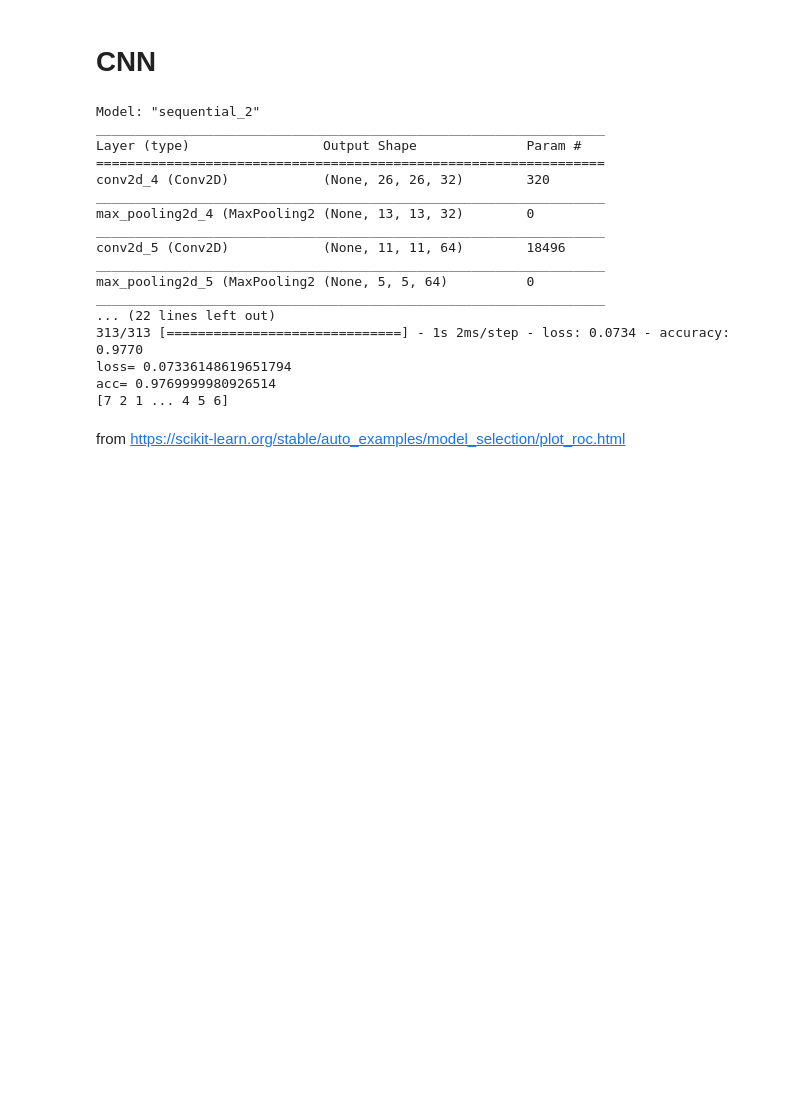
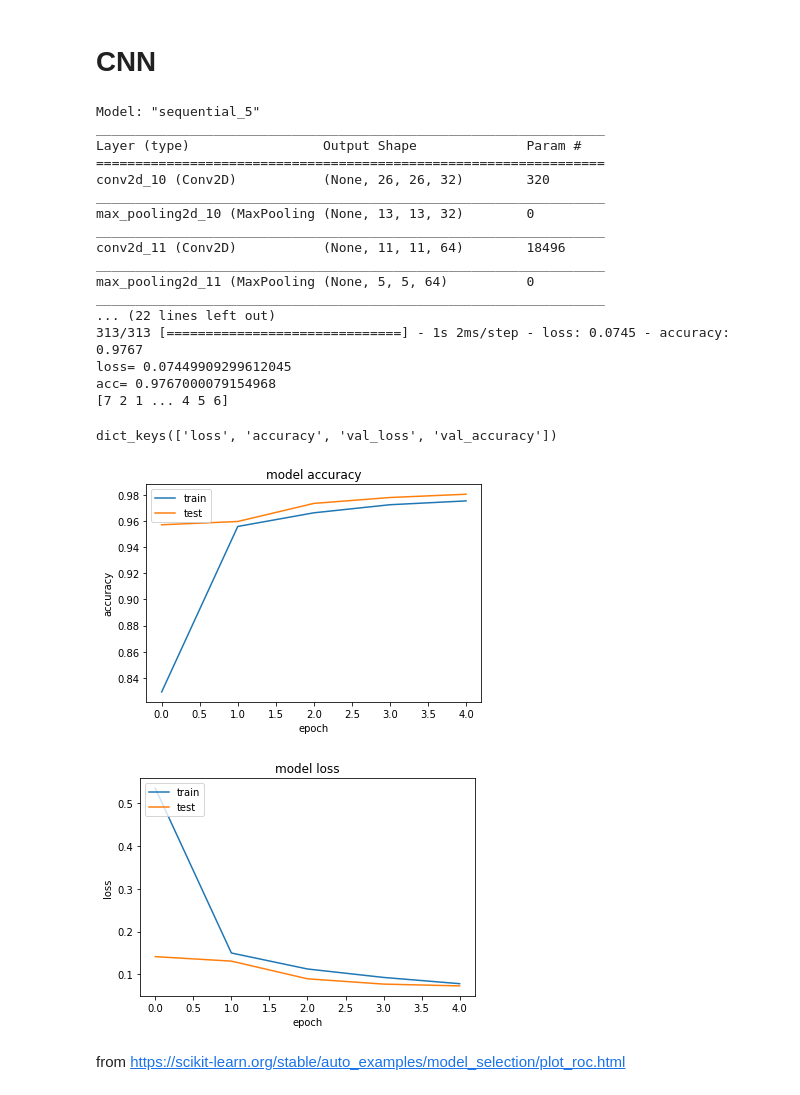
Before and after one commit to dhrim/hongik_2020, a Jupyter notebook: material/deep_learning/draw_auc_with_mnist_cnn.ipynb, the cells around one changed output. Drawn from its saved outputs; the diff is of its cells as text; code cells hidden in the pictures; blank space fills up the shorter version.

```diff
--- a/material/deep_learning/draw_auc_with_mnist_cnn.ipynb
+++ b/material/deep_learning/draw_auc_with_mnist_cnn.ipynb
@@ -40,7 +40,7 @@ model.compile(optimizer="adam", loss="sparse_categorical_crossentropy", metrics=
 model.summary()
 
 
-model.fit(train_x, train_y, epochs=5, verbose=1, batch_size=128)
+hist = model.fit(train_x, train_y, epochs=5, verbose=1, validation_split=0.1, batch_size=128)
 
 
 loss, acc = model.evaluate(test_x, test_y)
@@ -52,23 +52,45 @@ predicted = np.argmax(y_, axis=1)
 
 print(predicted)
 # %% [output]
-Model: "sequential_2"
+Model: "sequential_5"
 _________________________________________________________________
 Layer (type)                 Output Shape              Param #
 =================================================================
-conv2d_4 (Conv2D)            (None, 26, 26, 32)        320
+conv2d_10 (Conv2D)           (None, 26, 26, 32)        320
 _________________________________________________________________
-max_pooling2d_4 (MaxPooling2 (None, 13, 13, 32)        0
+max_pooling2d_10 (MaxPooling (None, 13, 13, 32)        0
 _________________________________________________________________
-conv2d_5 (Conv2D)            (None, 11, 11, 64)        18496
+conv2d_11 (Conv2D)           (None, 11, 11, 64)        18496
 _________________________________________________________________
-max_pooling2d_5 (MaxPooling2 (None, 5, 5, 64)          0
+max_pooling2d_11 (MaxPooling (None, 5, 5, 64)          0
 _________________________________________________________________
 ... (22 lines left out)
-313/313 [==============================] - 1s 2ms/step - loss: 0.0734 - accuracy: 0.9770
-loss= 0.07336148619651794
-acc= 0.9769999980926514
+313/313 [==============================] - 1s 2ms/step - loss: 0.0745 - accuracy: 0.9767
+loss= 0.07449909299612045
+acc= 0.9767000079154968
 [7 2 1 ... 4 5 6]
+# %%
+print(hist.history.keys())
+# summarize history for accuracy
+plt.plot(hist.history['accuracy'])
+plt.plot(hist.history['val_accuracy'])
+plt.title('model accuracy')
+plt.ylabel('accuracy')
+plt.xlabel('epoch')
+plt.legend(['train', 'test'], loc='upper left')
+plt.show()
+# summarize history for loss
+plt.plot(hist.history['loss'])
+plt.plot(hist.history['val_loss'])
+plt.title('model loss')
+plt.ylabel('loss')
+plt.xlabel('epoch')
+plt.legend(['train', 'test'], loc='upper left')
+plt.show()
+# %% [output]
+dict_keys(['loss', 'accuracy', 'val_loss', 'val_accuracy'])
+[figure, added]
+[figure, added]
 # %% [markdown]
 from https://scikit-learn.org/stable/auto_examples/model_selection/plot_roc.html
 # %%
```
